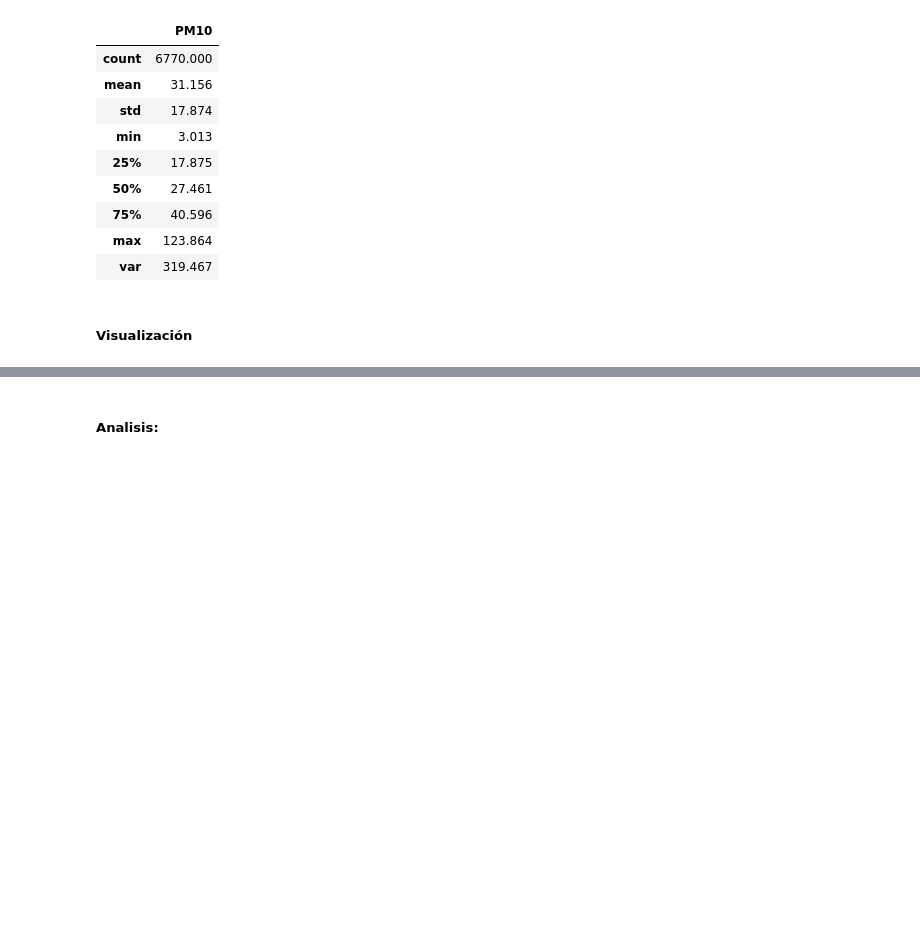
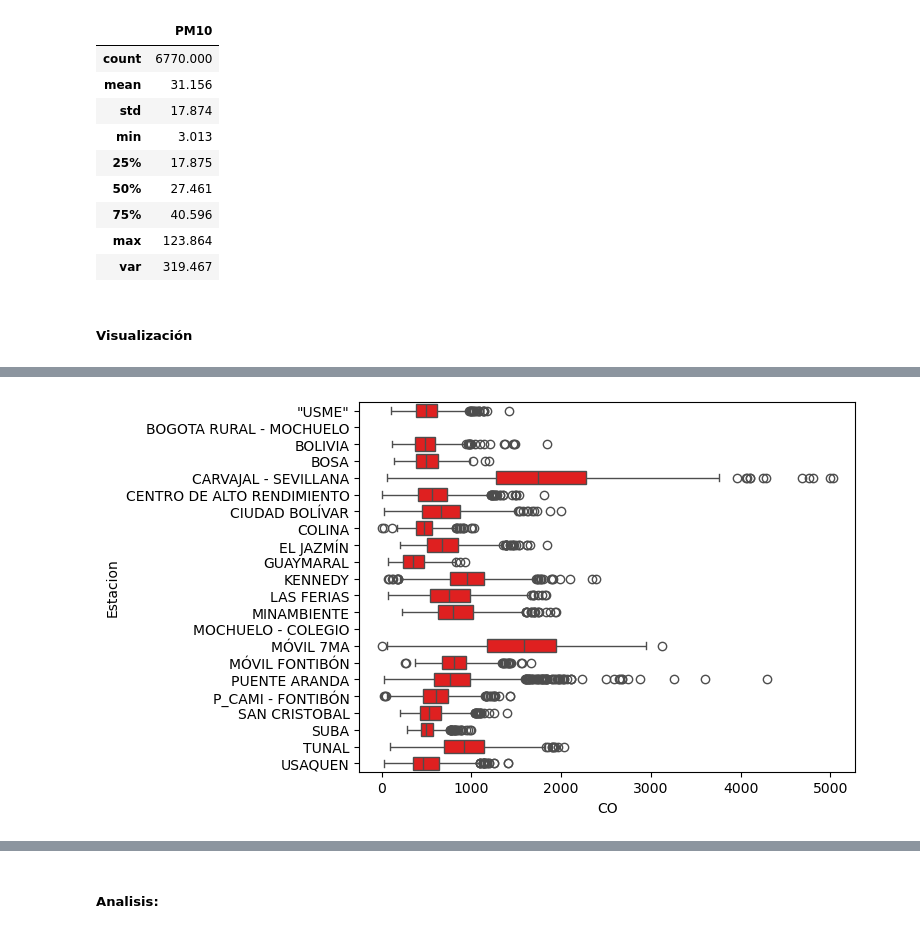
Before and after one commit to josejjgs1923/proyecto-analisis-calidad-aire-bogota, a Jupyter notebook: Analisis datos calidad aire.ipynb, the cells around one changed output, grey strips where cells are left out. Cells and saved outputs as stored; diff of their text form; code cells hidden in the pictures; blank space fills up the shorter version.

Commit message:
Agregar Graficos Boxplot

```diff
--- a/Analisis datos calidad aire.ipynb
+++ b/Analisis datos calidad aire.ipynb
@@ -246,0 +248,5 @@ ValueError: cannot reindex on an axis with duplicate labels
+# %%
+sns.boxplot(data=datos, x=At.co, y=At.est,  orient="h", color="r")
+plt.show()
+# %% [output]
+[figure, added]
```
Also changed, not shown: parts of 5 cells of this notebook.
